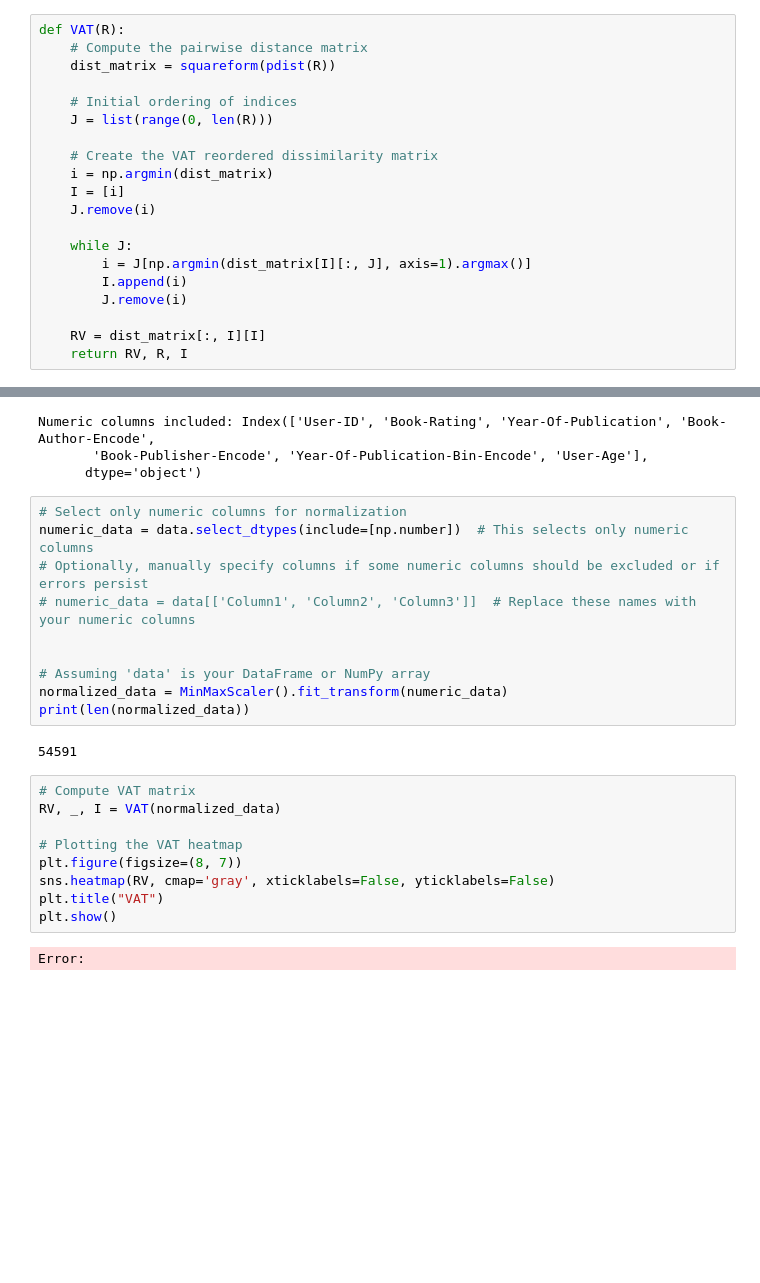
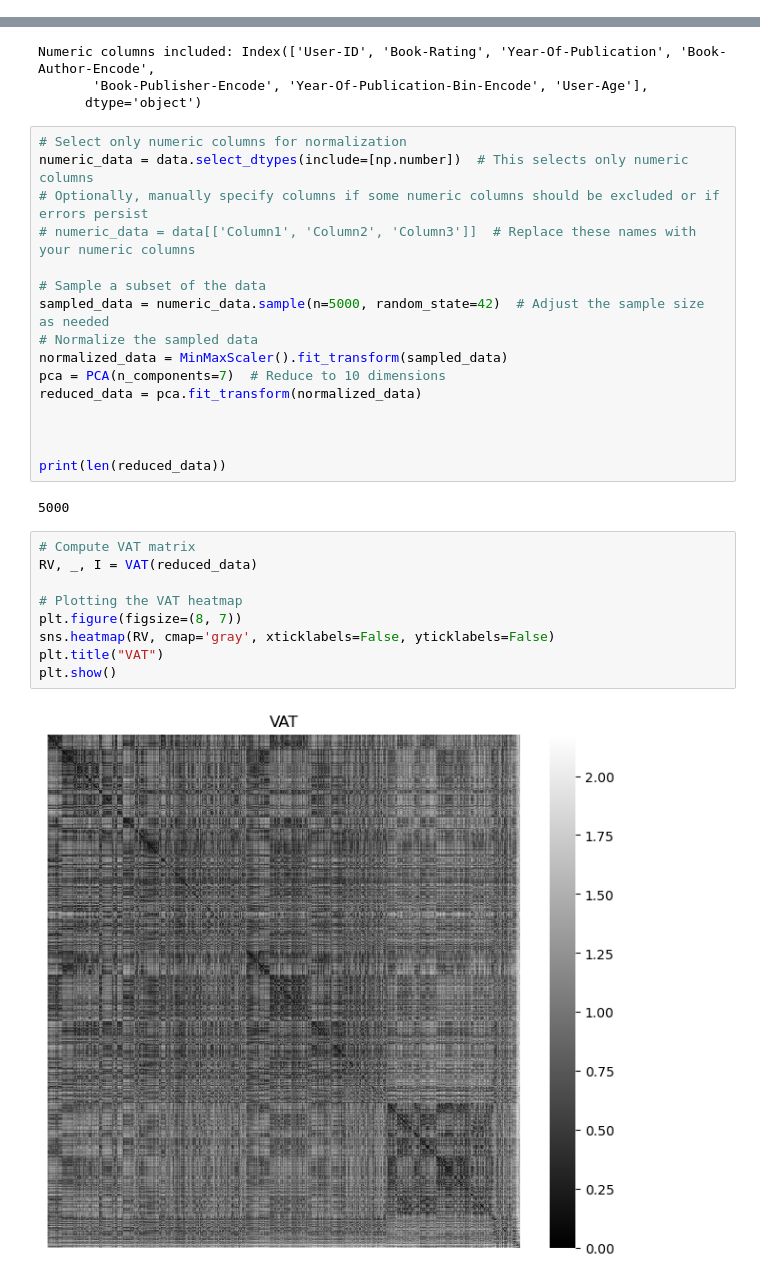
Before and after one commit to YubotKwng/Bookstore-management-Data-Processing, a Jupyter notebook: highquality_users.ipynb, the cells around one changed output, grey strips where cells are left out. Saved outputs shown, nothing was run; the diff lists cells and outputs as text; blank space fills up the shorter version.

Commit message:
Vat graph added

```diff
--- a/highquality_users.ipynb
+++ b/highquality_users.ipynb
@@ -124,26 +125,6 @@ Cluster
 0                      5762                    913     7.833560
 1                      5762                    111     7.918892
 2                      2694                    111     7.935375
-# %%
-def VAT(R):
-    # Compute the pairwise distance matrix
-    dist_matrix = squareform(pdist(R))
-
-    # Initial ordering of indices
-    J = list(range(0, len(R)))
-
-    # Create the VAT reordered dissimilarity matrix
-    i = np.argmin(dist_matrix)
-    I = [i]
-    J.remove(i)
-
-    while J:
-        i = J[np.argmin(dist_matrix[I][:, J], axis=1).argmax()]
-        I.append(i)
-        J.remove(i)
-
-    RV = dist_matrix[:, I][I]
-    return RV, R, I
 # %%
 # Assuming 'data' is your pandas DataFrame
 # First, exclude any non-numeric columns
@@ -161,20 +142,26 @@ numeric_data = data.select_dtypes(include=[np.number])  # This selects only nume
 # Optionally, manually specify columns if some numeric columns should be excluded or if errors persist
 # numeric_data = data[['Column1', 'Column2', 'Column3']]  # Replace these names with your numeric columns
 
+# Sample a subset of the data
+sampled_data = numeric_data.sample(n=5000, random_state=42)  # Adjust the sample size as needed
+# Normalize the sampled data
+normalized_data = MinMaxScaler().fit_transform(sampled_data)
+pca = PCA(n_components=7)  # Reduce to 10 dimensions
+reduced_data = pca.fit_transform(normalized_data)
 
-# Assuming 'data' is your DataFrame or NumPy array
-normalized_data = MinMaxScaler().fit_transform(numeric_data)
-print(len(normalized_data))
+
+
+print(len(reduced_data))
 # %% [output]
-54591
+5000
 # %%
 # Compute VAT matrix
-RV, _, I = VAT(normalized_data)
+RV, _, I = VAT(reduced_data)
 
 # Plotting the VAT heatmap
 plt.figure(figsize=(8, 7))
 sns.heatmap(RV, cmap='gray', xticklabels=False, yticklabels=False)
 plt.title("VAT")
 plt.show()
 # %% [output]
-Error:
+[figure, added]
```
Also changed, not shown: parts of 1 cell of this notebook, 2 other files.
